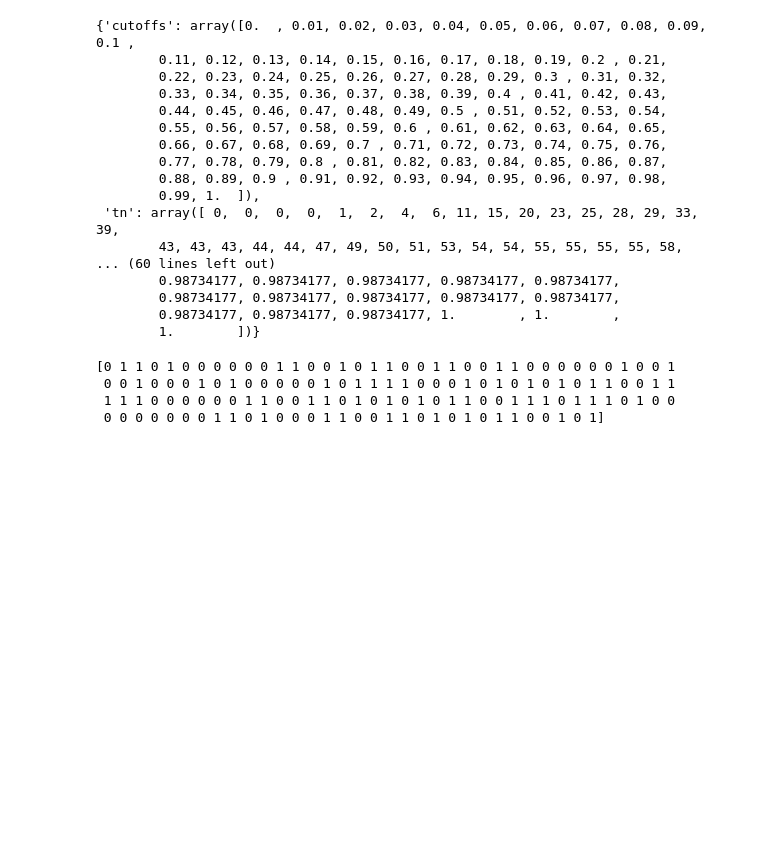
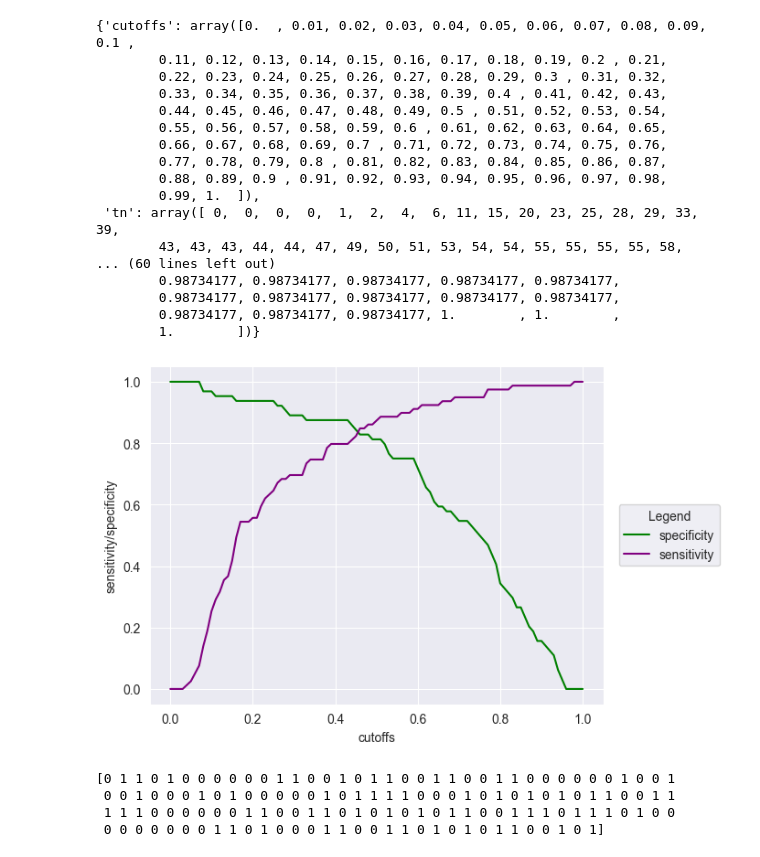
Before and after one commit to Zericardos/regressao-logistica, a Jupyter notebook: analise.ipynb, the cells around one changed output. Drawn from its saved outputs; the diff is of its cells as text; code cells hidden in the pictures; blank space fills up the shorter version.

Commit message:
realiza plot sensitividade/especificidade

```diff
--- a/analise.ipynb
+++ b/analise.ipynb
@@ -237,7 +243,7 @@ Score for logistic regression 0.8461538461538461
 
 
 logreg_proba = logreg.predict_proba(x_test)
-dict_y_pred_cutoff = {cutoff/100: {'y_pred_cutoff': (logreg_proba >= cutoff / 100).astype(int)[:, 1]} for cutoff in range(101)}
+dict_y_pred_cutoff = {cutoff/1e2: {'y_pred_cutoff': (logreg_proba >= cutoff / 1e2).astype(int)[:, 1]} for cutoff in range(101)}
 dict_y_pred_cutoff
 # %% [output]
 {0.0: {'y_pred_cutoff': array([1, 1, 1, 1, 1, 1, 1, 1, 1, 1, 1, 1, 1, 1, 1, 1, 1, 1, 1, 1, 1, 1,
@@ -333,6 +339,18 @@ dict_scores_cutoff
         1.        ])}
 # %%
 from matplotlib import pyplot as plt
+
+x = dict_scores_cutoff['cutoffs']
+y1 = dict_scores_cutoff['sensitivity']
+y2 = dict_scores_cutoff['specificity']
+plt.plot(x, y1, color='g', label='specificity')
+plt.plot(x, y2, color='purple', label='sensitivity')
+plt.xlabel('cutoffs')
+plt.ylabel('sensitivity/specificity')
+plt.legend(loc='center left', bbox_to_anchor=(1.02, 0.5), title='Legend')
+plt.show()
+# %% [output]
+[figure, added]
 # %%
 y_pred = logreg.predict(x_test)
 print(y_pred)
```
Also changed, not shown: parts of 2 cells of this notebook.
